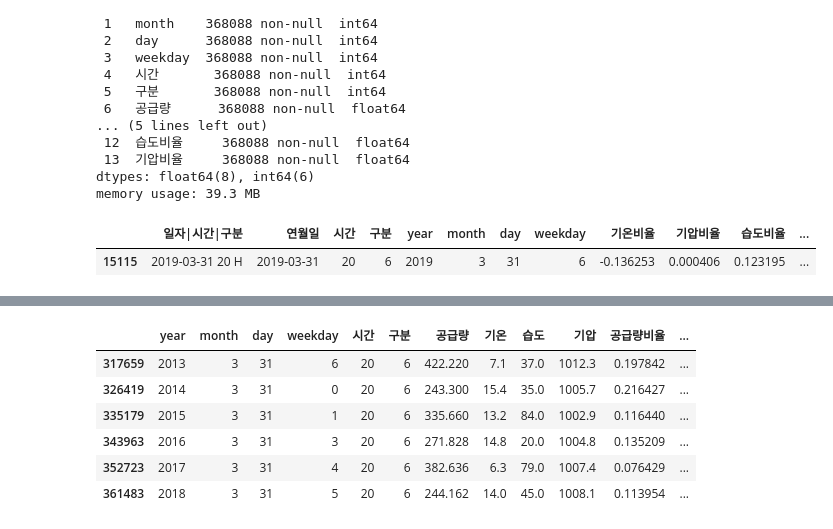
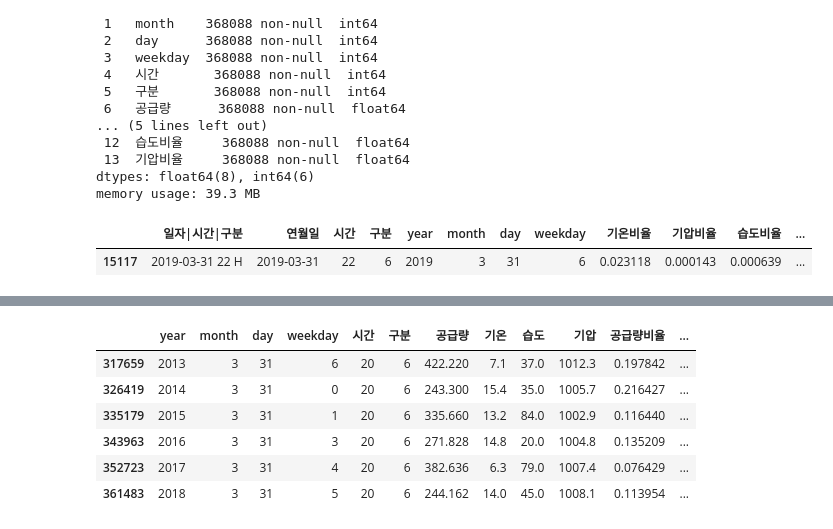
Before and after one commit to kbjung/LikeLion_13th_DataCourse, a Jupyter notebook: TP02/07_결과_출력/07-05_결과_출력(pycaret)_ver1.6(2021.12.02).ipynb, the cells around one changed output, grey strips where cells are left out. Cells and saved outputs as stored; diff of their text form; code cells hidden in the pictures.

```diff
--- a/TP02/07_결과_출력/07-05_결과_출력(pycaret)_ver1.6(2021.12.02).ipynb
+++ b/TP02/07_결과_출력/07-05_결과_출력(pycaret)_ver1.6(2021.12.02).ipynb
@@ -537,8 +538,8 @@ Data columns (total 14 columns):
 dtypes: float64(8), int64(6)
 memory usage: 39.3 MB
 # %%
-test2019[(test2019['month']==3) & (test2019['day']==31) & (test2019['구분'] == 6) & (test2019['시간'] == 20)]
+test2019[(test2019['month']==3) & (test2019['day']==31) & (test2019['구분'] == 6) & (test2019['시간'] == 22)]
 # %% [output]
 |  | 일자|시간|구분 | 연월일 | 시간 | 구분 | year | month | day | weekday | 기온비율 | 기압비율 | 습도비율 | ... |
-| 15115 | 2019-03-31 20 H | 2019-03-31 | 20 | 6 | 2019 | 3 | 31 | 6 | -0.136253 | 0.000406 | 0.123195 | ... |
+| 15117 | 2019-03-31 22 H | 2019-03-31 | 22 | 6 | 2019 | 3 | 31 | 6 | 0.023118 | 0.000143 | 0.000639 | ... |
 # %%
```
Also changed, not shown: parts of 24 cells of this notebook, 21 other files.
